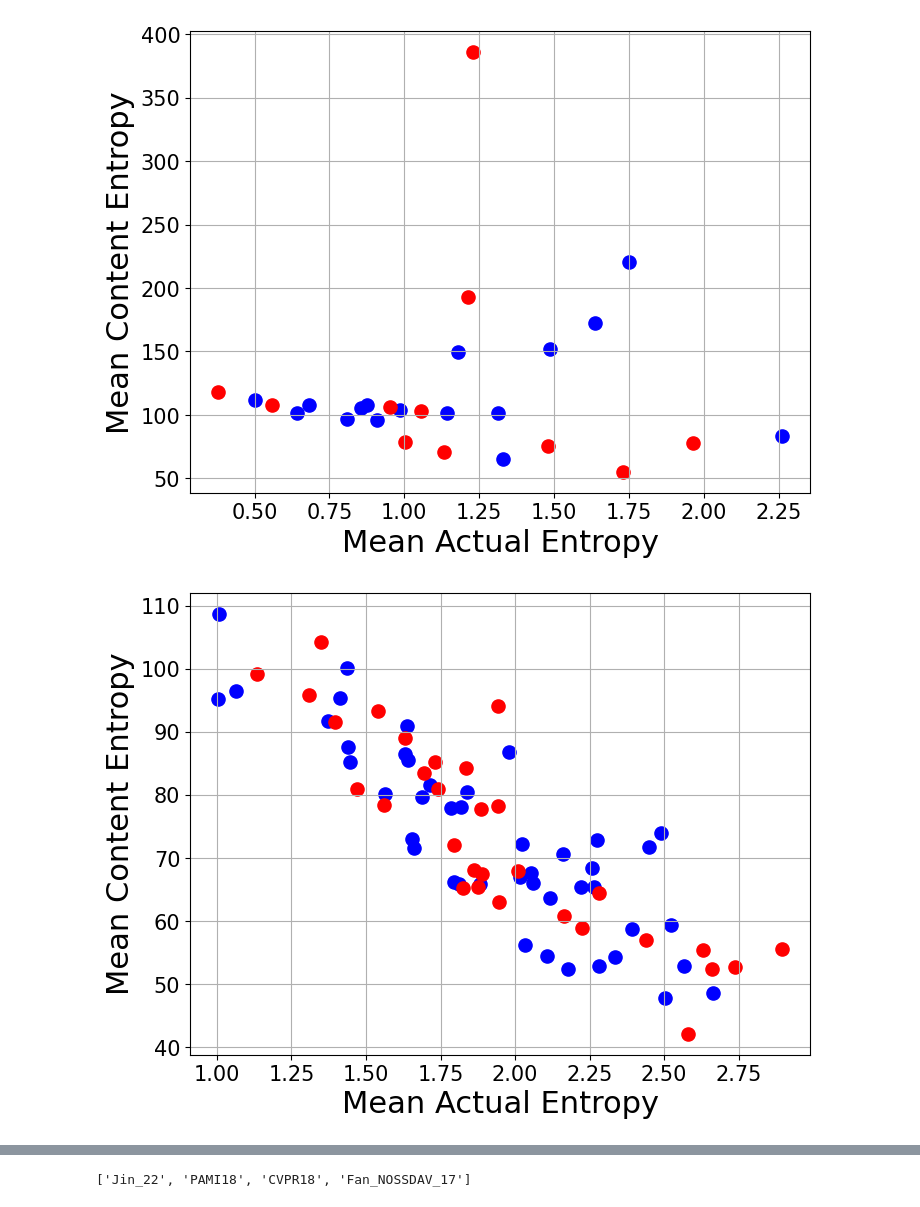
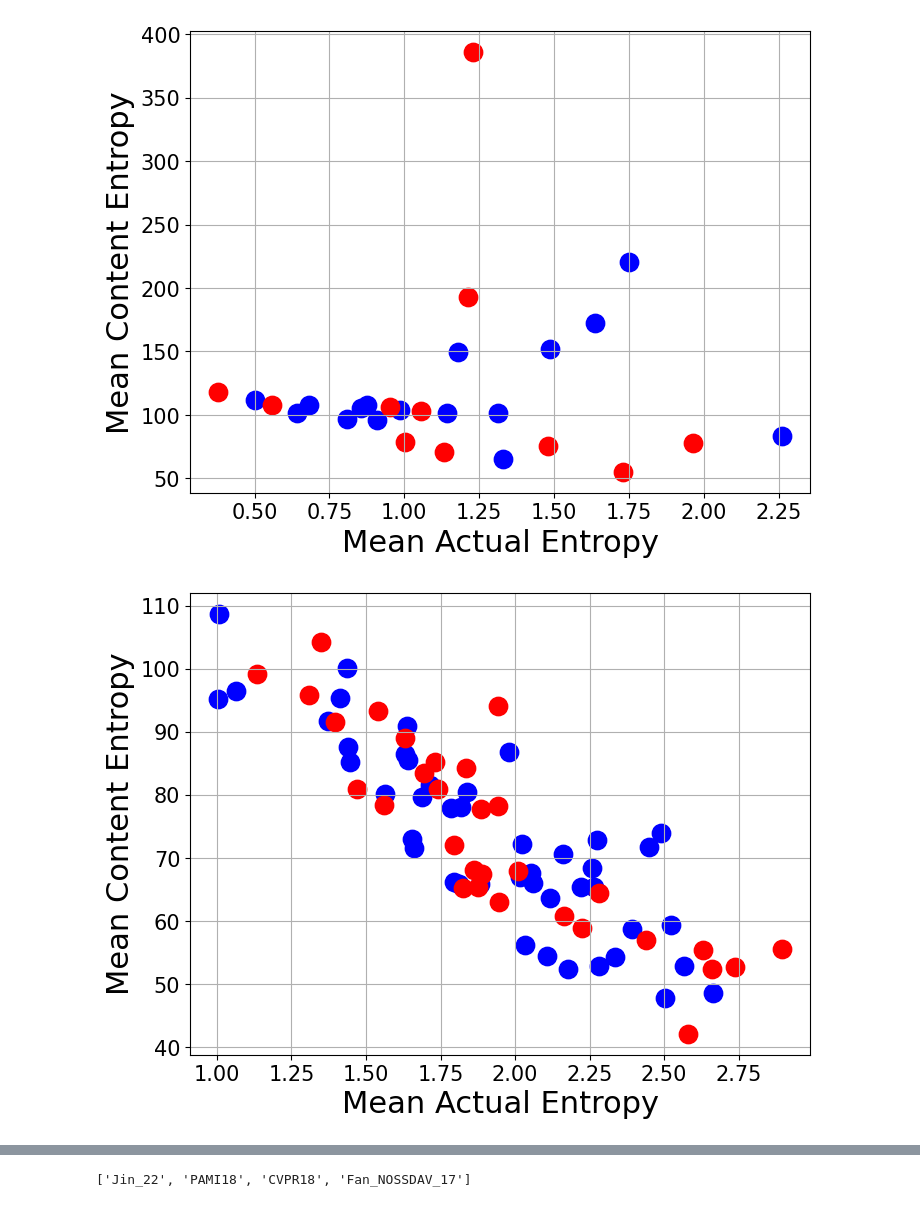
Before and after one commit to varun-pradhan-117/XR-pipeline, a Jupyter notebook: plotting.ipynb, the cells around one changed output, grey strips where cells are left out. Drawn from its saved outputs; the diff is of its cells as text; code cells hidden in the pictures.

```diff
--- a/plotting.ipynb
+++ b/plotting.ipynb
@@ -329,6 +330,6 @@ def plot_mean_AEs_vs_entropy_all_datasets(datasets_folder,datasets,color,dataset
 # %%
 for idx,dataset in enumerate(datasets):
     c_entropies,aes,IEs=fetch_entropies(datasets_folder,dataset)
-    plot_mean_AEs_vs_entropy(c_entropies, aes, dataset,color=dataset_colors[idx],fontsize=22,markersize=90)
+    plot_mean_AEs_vs_entropy(c_entropies, aes, dataset,color=dataset_colors[idx],fontsize=22,markersize=150)
 # %% [output]
 [figure]
@@ -383,11 +384,11 @@ def plot_train_test(datasets_folder,dataset, ces,aes,fontsize=12,markersize=50):
 # %%
 used_datasets=['Jin_22', 'PAMI18', 'Fan_NOSSDAV_17']
 for idx,dataset in enumerate(used_datasets):
     ces,aes,IEs=fetch_entropies(datasets_folder,dataset)
-    plot_train_test(datasets_folder,dataset,ces,aes,fontsize=22,markersize=90)
+    plot_train_test(datasets_folder,dataset,ces,aes,fontsize=22,markersize=175)
 # %% [output]
-[figure, old version]
+[figure, new version]
-[figure, old version]
+[figure, new version]
 [figure]
 # %%
 datasets
```
Also changed, not shown: parts of 4 cells of this notebook.
